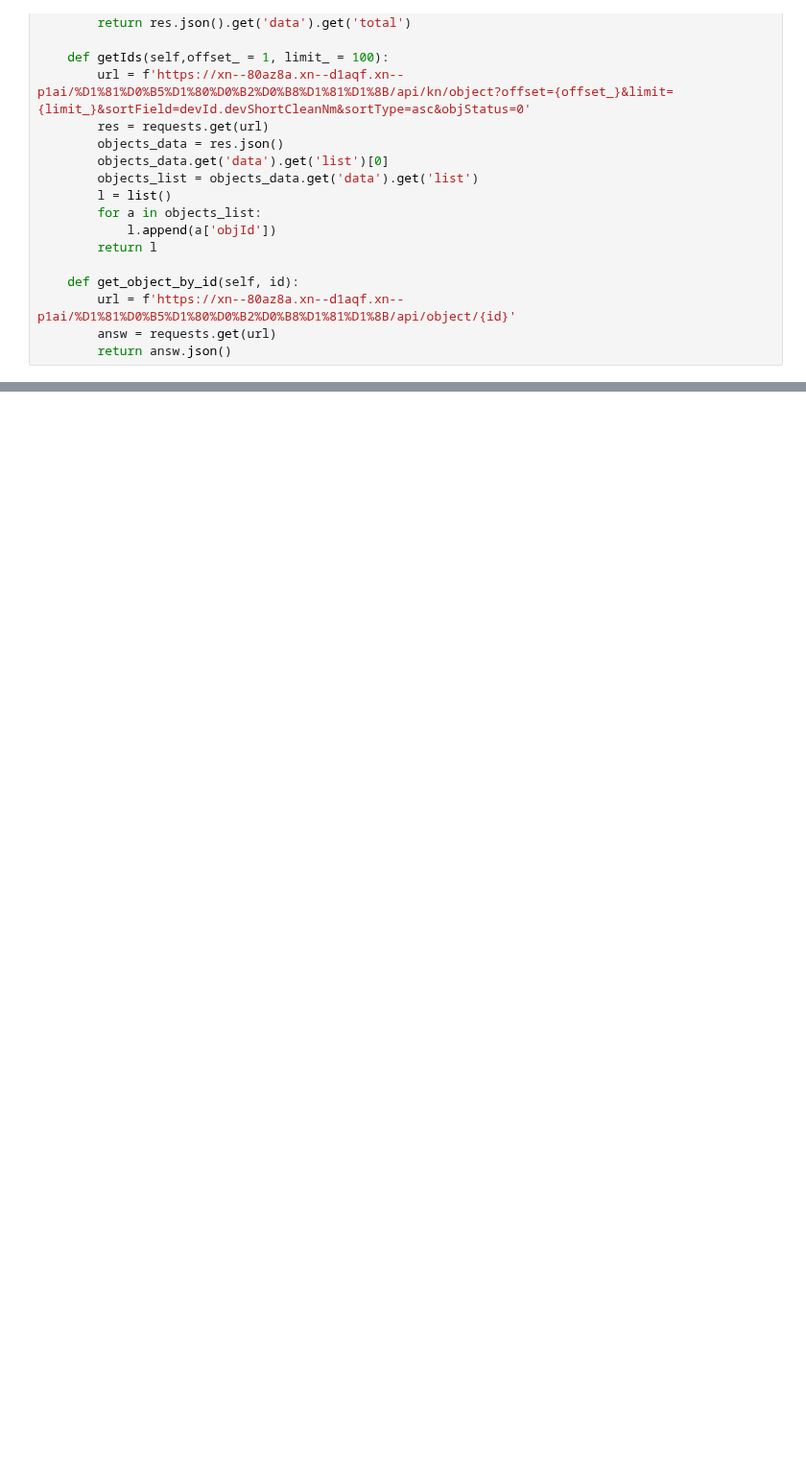
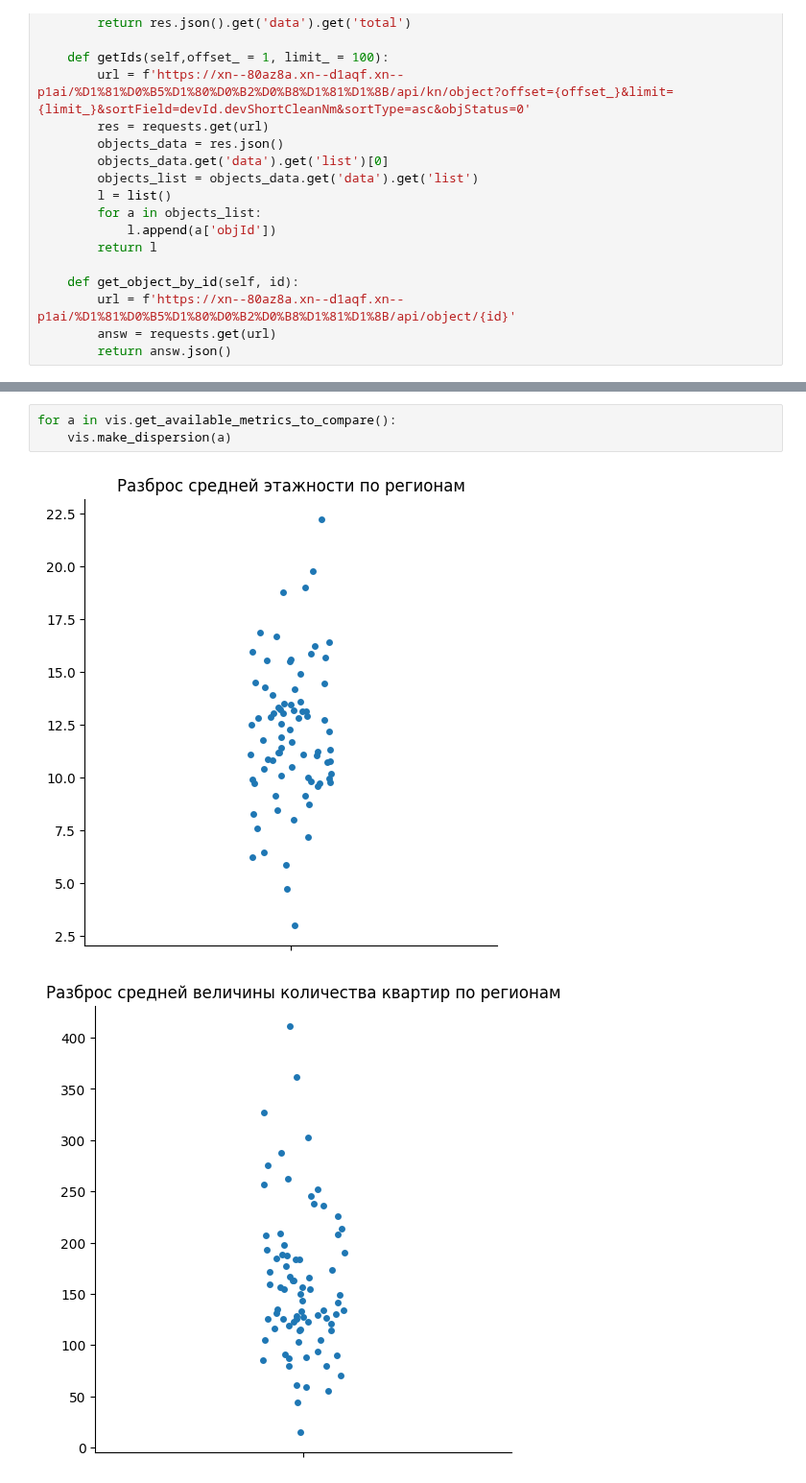
Before and after one commit to maxt/ds-practise, a Jupyter notebook: homework_03.ipynb, the cells around one changed output, grey strips where cells are left out. Shown at 96% size. Saved outputs shown, nothing was run; the diff lists cells and outputs as text; blank space fills up the shorter version.

```diff
--- a/homework_03.ipynb
+++ b/homework_03.ipynb
@@ -125,0 +281,6 @@ dataSaver.save_sql('output_2/dom_objects')
+# %%
+for a in vis.get_available_metrics_to_compare():
+    vis.make_dispersion(a)
+# %% [output]
+[figure, added]
+[figure, added]
```
Also changed, not shown: parts of 16 cells of this notebook, 2 other files.
